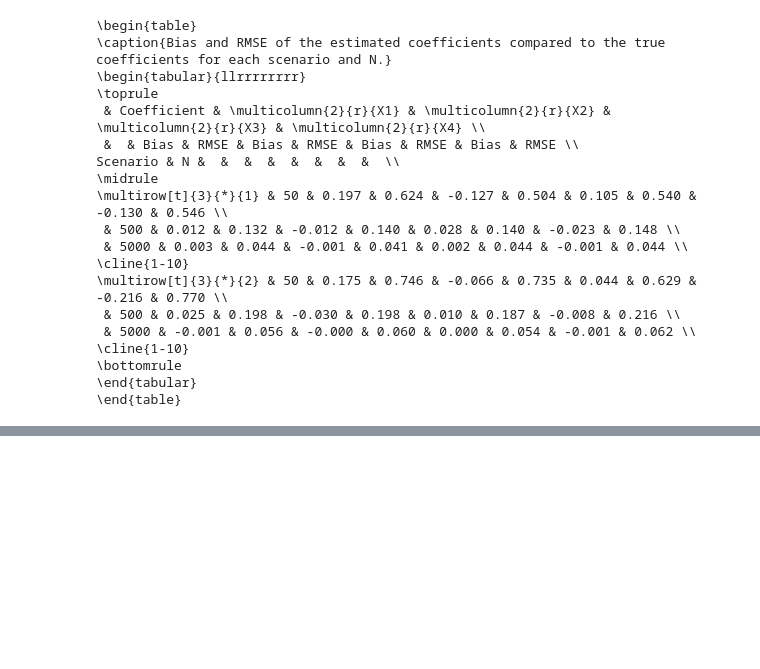
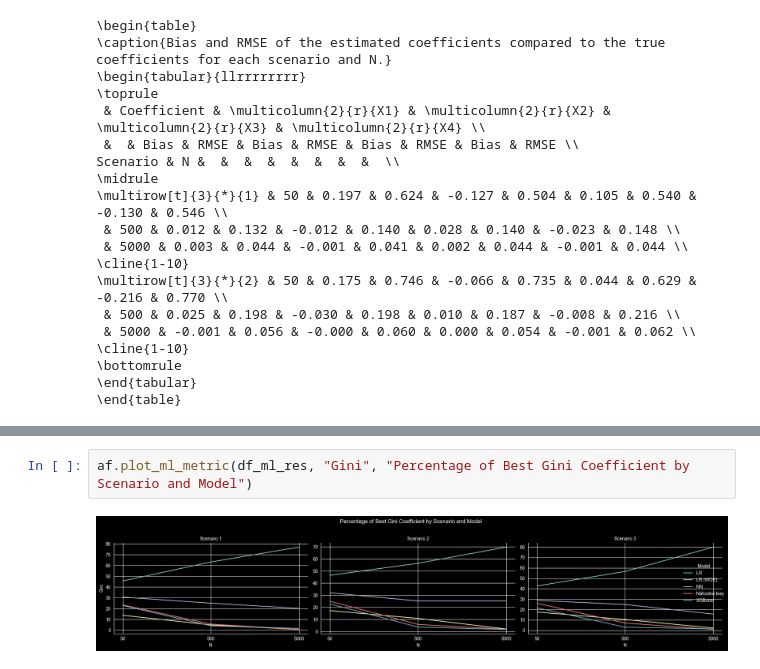
Before and after one commit to KTomsa/synthetic-classifier-benchmark, a Jupyter notebook: analysis.ipynb, the cells around one changed output, grey strips where cells are left out. Drawn from its saved outputs; the diff is of its cells as text; blank space fills up the shorter version.

```diff
--- a/analysis.ipynb
+++ b/analysis.ipynb
@@ -99,0 +145,4 @@ Scenario & N &  &  &  &  &  &  &  &  \\
+# %%
+af.plot_ml_metric(df_ml_res, "Gini", "Percentage of Best Gini Coefficient by Scenario and Model")
+# %% [output]
+[figure, added]
```
Also changed, not shown: parts of 7 cells of this notebook, 1 other file.
